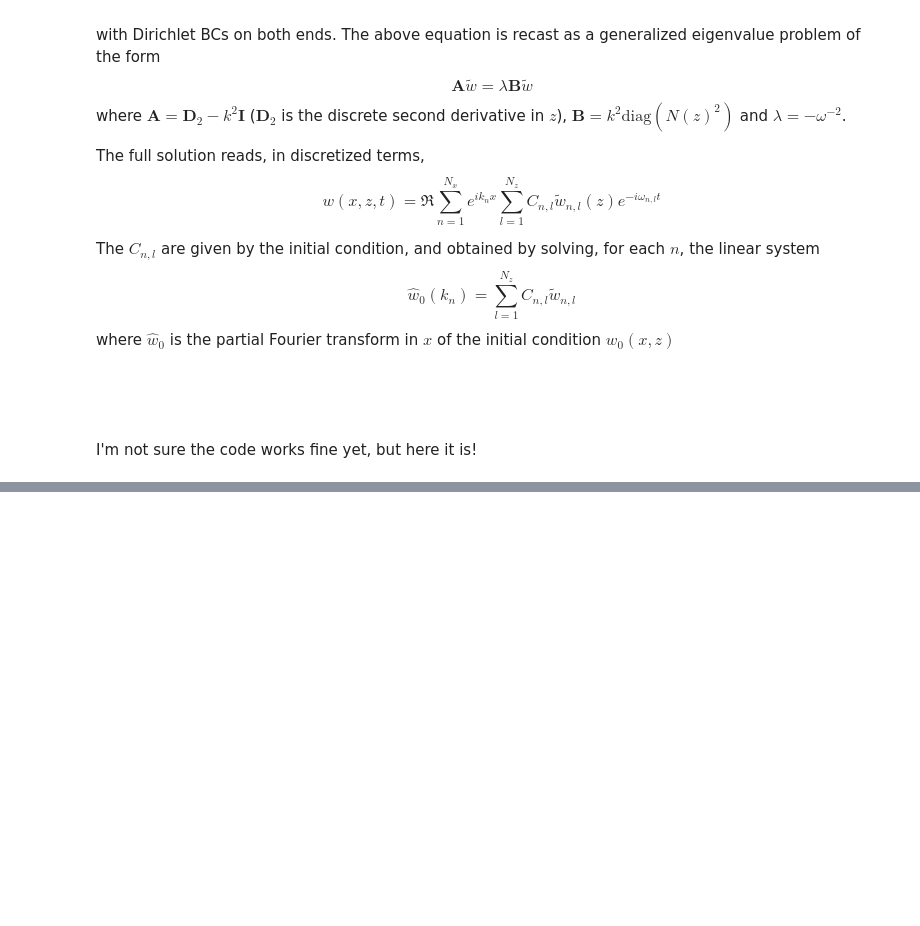
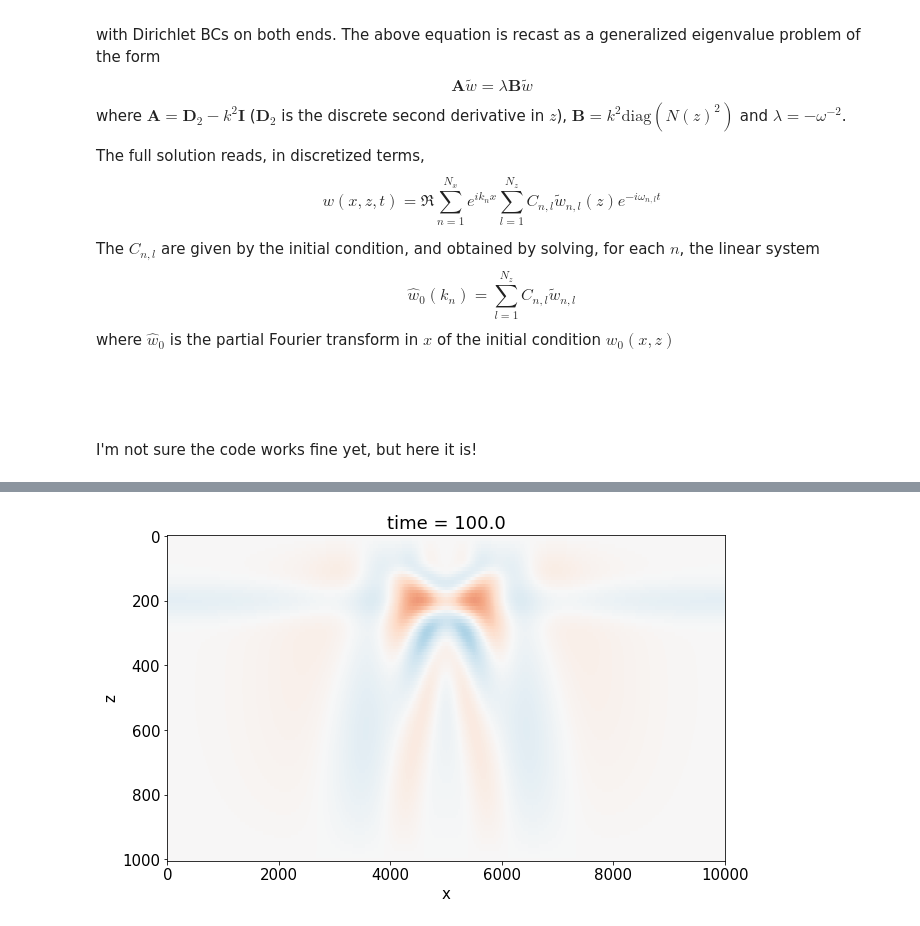
Before and after one commit to qnicolas/IWTomography, a Jupyter notebook: spectral2D.ipynb, the cells around one changed output, grey strips where cells are left out. Saved outputs shown, nothing was run; the diff lists cells and outputs as text; code cells hidden in the pictures; blank space fills up the shorter version.

```diff
--- a/spectral2D.ipynb
+++ b/spectral2D.ipynb
@@ -151,0 +165,11 @@ for t in range(len(iwave.w.time)):
+# %%
+fig,ax = plt.subplots(1,1,figsize=(10,6))
+
+def update(t):
+    ax.clear()
+    iwave.w.isel(time=t).plot(y='z',yincrease=False,vmin=-1,vmax=1,cmap=plt.cm.RdBu_r, add_colorbar=False)
+
+im_ani = animation.FuncAnimation(fig, update, frames=range(iwave.N_t),interval=100)
+im_ani.save("presvid.mp4")
+# %% [output]
+[figure, added]
```
Also changed, not shown: parts of 5 cells of this notebook, 2 other files.
